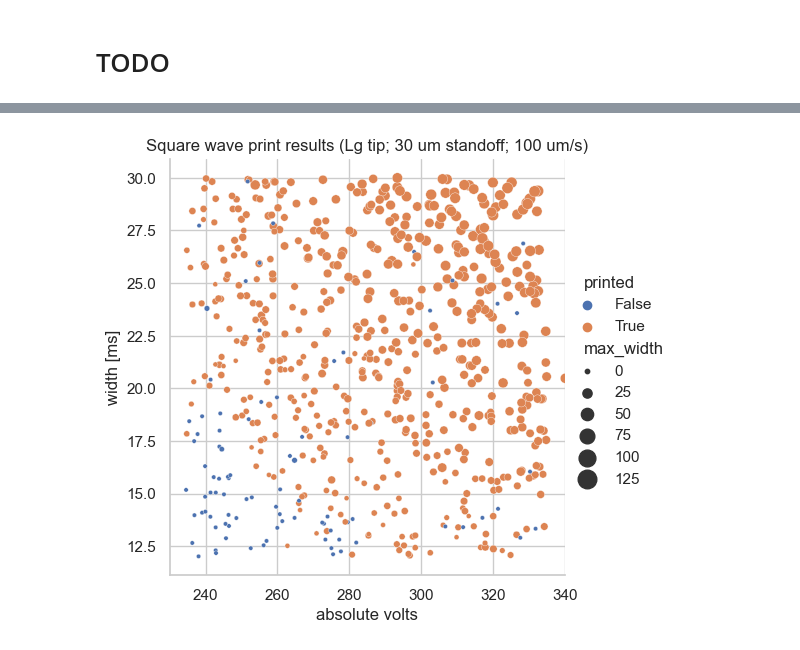
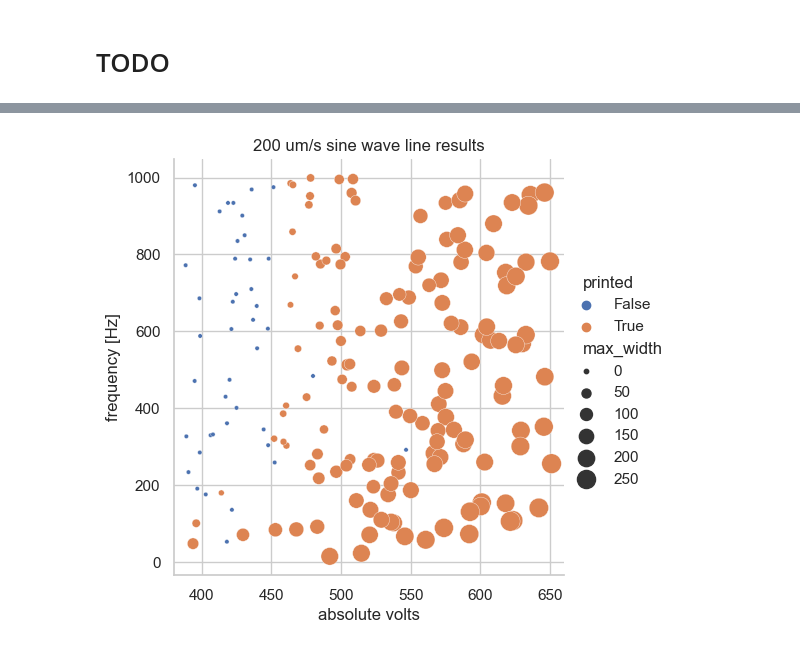
Before and after one commit to onakanob/ehd_exsitu, a Jupyter notebook: notebooks/square wave phase map.ipynb, the cells around one changed output, grey strips where cells are left out. Cells and saved outputs as stored; diff of their text form; code cells hidden in the pictures.

Commit message:
small changes to support line datasets. Reorganized ipynbs.

```diff
--- a/notebooks/square wave phase map.ipynb
+++ b/notebooks/square wave phase map.ipynb
@@ -19,3 +19,5 @@ plt.rcParams['image.cmap'] = 'gray'
 # see http://stackoverflow.com/questions/1907993/autoreload-of-modules-in-ipython
 %load_ext autoreload
 %autoreload 2
+
+Dataset_Pkl = "C:/Dropbox/SPEED/Self Driving EHD/Datasets/compiled_data.pickle"
@@ -22,3 +27,2 @@ plt.rcParams['image.cmap'] = 'gray'
 # %%
-INDEX = "C:\Dropbox\SPEED\Self Driving EHD\Datasets\dataset_index.xlsx"
-loader = EHD_Loader(INDEX)
+loader = EHD_Loader(Dataset_Pkl)
@@ -45,17 +29,20 @@ Failed to load nan: join() argument must be str, bytes, or os.PathLike object, n
 # %%
-DATASETS = ('23-May-2022_squares',
-            "8-Aug-2022_lg-square-20um",
-            "10-Sep-2022_std-square-10um",
-            "10-Sep-2022_std-square-20um",
-            "13-Sep-2022_std-square-30um",
-            "13-Sep-2022_std-square-40um",)
-DATASET = DATASETS[3]
+DATASETS = ('23-May-2022_squares',          # 0
+            "8-Aug-2022_lg-square-20um",    # 1
+            "10-Sep-2022_std-square-10um",  # 2
+            "10-Sep-2022_std-square-20um",  # 3
+            "13-Sep-2022_std-square-30um",  # 4
+            "13-Sep-2022_std-square-40um",  # 5
+            "27-Feb-23_sf-sin-line-20um")   # 6
+DATASET = DATASETS[6]
 idx = loader.names.index(DATASET)
 df = loader.datasets[idx].copy()
+df = df.loc[df.clogging == False]
 df['absolute volts'] = df.vector.apply(lambda x: np.abs(x[0]))
 df['printed'] = df.area.apply(lambda x: x > 0)
 df['width [s]'] = df.vector.apply(lambda x: x[-1])
 df['width [ms]'] = df['width [s]'].apply(lambda x: x*1e3)
+df['frequency [Hz]'] = df.vector.apply(lambda x: x[-1])   # for line-type prints
 
 # df.head()
 # %%
@@ -65,16 +60,16 @@ prints.sort_values(by='area', inplace=True)
 # %%
 import seaborn as sns
 
 
 sns.set_theme(style="whitegrid")
 g = sns.relplot(
     data=df,
-    x="absolute volts", y="width [ms]",
+    x="absolute volts", y="frequency [Hz]",  # "sidth [ms]" "frequency [Hz]"
     hue="printed", size="max_width",
     sizes=(10, 200),
 )
-plt.xlim((230, 340))
-plt.title('Square wave print results (Lg tip; 30 um standoff; 100 um/s)')
-plt.savefig('square wave phase plot.png', dpi=1000, bbox_inches='tight', facecolor='w')
+plt.xlim((380, 660))
+plt.title('200 um/s sine wave line results')
+plt.savefig('phase plot.png', dpi=1000, bbox_inches='tight', facecolor='w')
 # %% [output]
-[figure, old version]
+[figure, new version]
```
Also changed, not shown: parts of 3 cells of this notebook, 6 other files.
